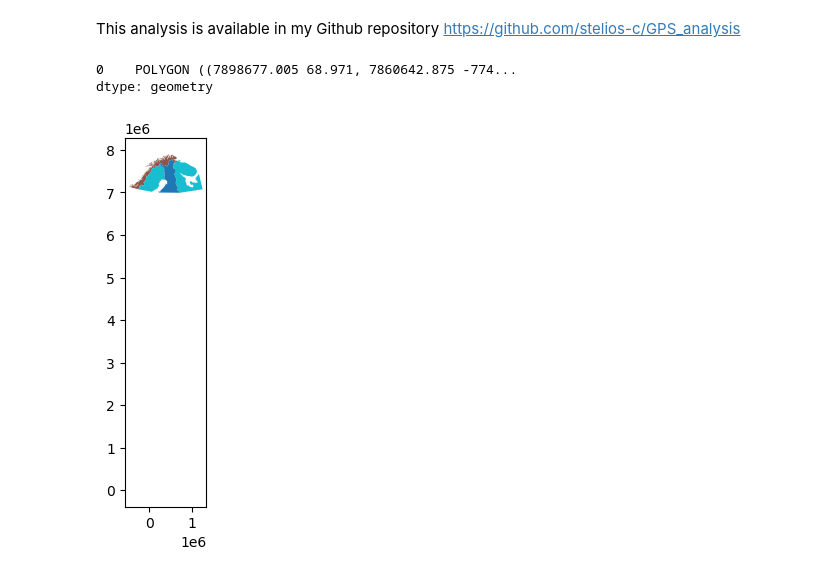
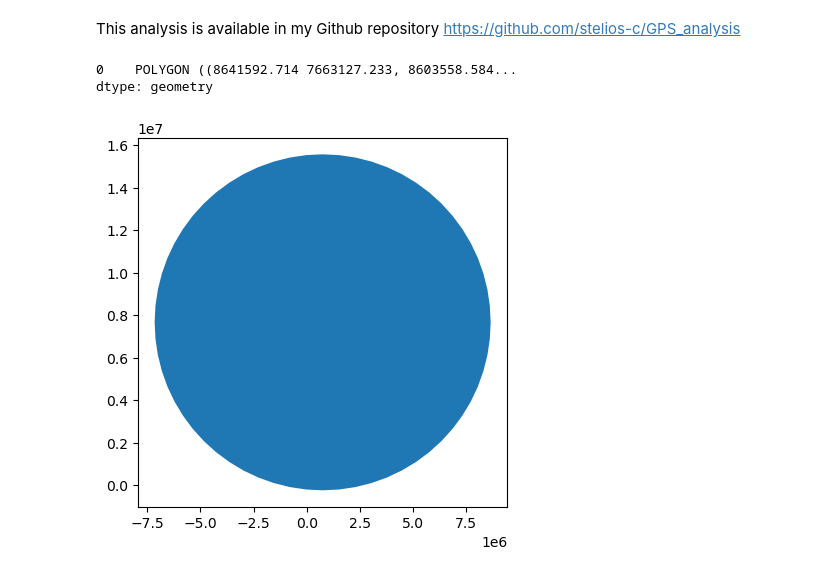
Before and after one commit to stelios-c/GPS_analysis, a Jupyter notebook: scandi_baltic/Finland_map.ipynb, the cells around one changed output. Cells and saved outputs as stored; diff of their text form; code cells hidden in the pictures.

Commit message:
map with airports yes, with buffer, no

```diff
--- a/scandi_baltic/Finland_map.ipynb
+++ b/scandi_baltic/Finland_map.ipynb
@@ -57,4 +53,4 @@ norway_gdf=geopandas.GeoDataFrame(norway_df,
                                                          norway_df.lat),
                        crs="EPSG:4326")
 # %%
-norway_gdf.estimate_utm_crs(datum_name='WGS 84')
+local_utm=norway_gdf.estimate_utm_crs(datum_name='WGS 84')
@@ -90,7 +71,7 @@ port_df=pd.DataFrame({'port':'Murmansk',
 port_gdf=geopandas.GeoDataFrame(port_df,
                        geometry=geopandas.points_from_xy(port_df.longitude,
                                                          port_df.latitude),
-                       crs="EPSG:32635")
+                       crs="EPSG:4326")
 # %%
 port_gdf
 # %% [output]
@@ -124,22 +105,22 @@ Map showing the Norwegian airports suffering from GNSS interference as red dots,
 # %% [markdown]
 This analysis is available in my Github repository https://github.com/stelios-c/GPS_analysis
 # %%
-buffer_radius=norway_gdf.set_index('icao').geometry.to_crs(32635).distance(Point((port_df.longitude, port_df.latitude))).max()
+buffer_radius=norway_gdf.set_index('icao').to_crs(local_utm).geometry.distance(Point((port_df.longitude, port_df.latitude))).max()
                        #crs="EPSG:4326"))
 # %%
-port_gdf.buffer(buffer_radius)
+port_gdf.to_crs(local_utm).buffer(buffer_radius)
 # %% [output]
-0    POLYGON ((7898677.005 68.971, 7860642.875 -774...
+0    POLYGON ((8641592.714 7663127.233, 8603558.584...
 dtype: geometry
 # %%
 ax = (world
  .assign(
      colour= world.SOVEREIGNT.where(world.SOVEREIGNT.str.match('Finland') |
                                     world.SOVEREIGNT.str.match('Norway') ,
                                     'other')
  )
-).to_crs(32635).plot(column='colour')
-port_gdf.buffer(15).plot(ax=ax)
+).to_crs(local_utm).plot(column='colour')
+port_gdf.to_crs(local_utm).buffer(buffer_radius).plot(ax=ax)
 plt.show()
 # %% [output]
-[figure, old version]
+[figure, new version]
```
Also changed, not shown: parts of 5 cells of this notebook.
